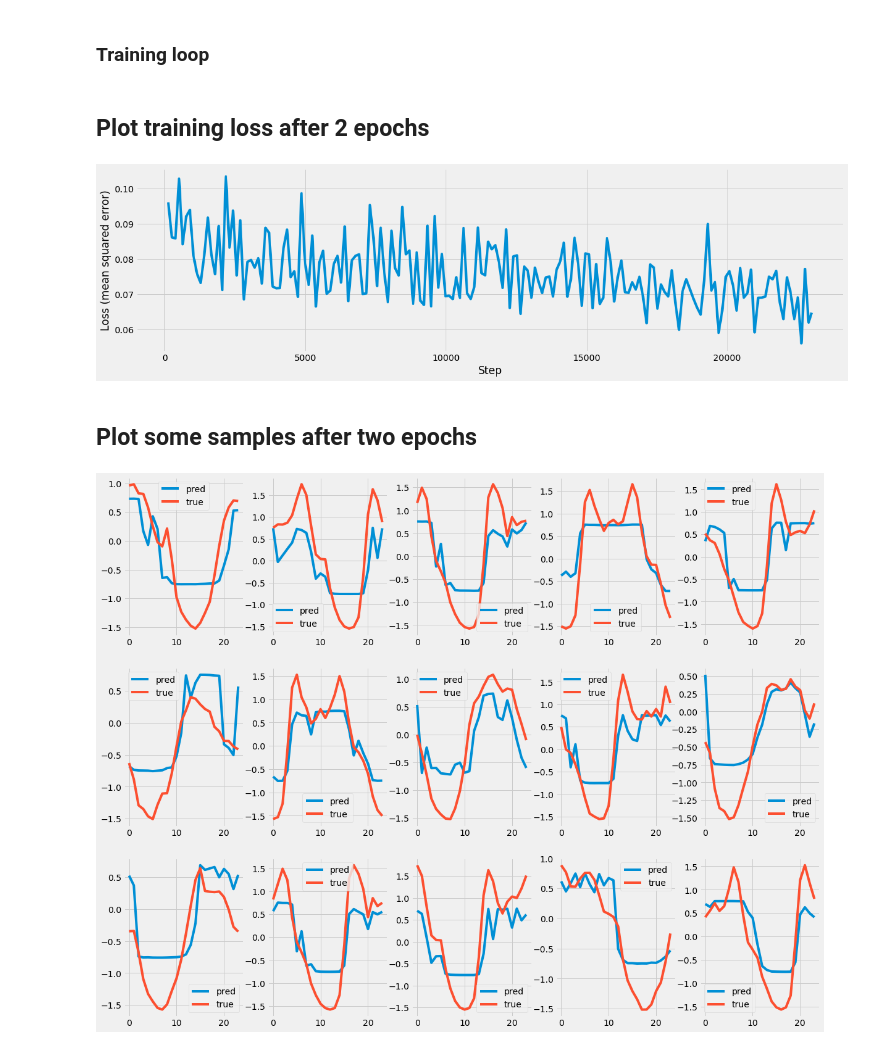
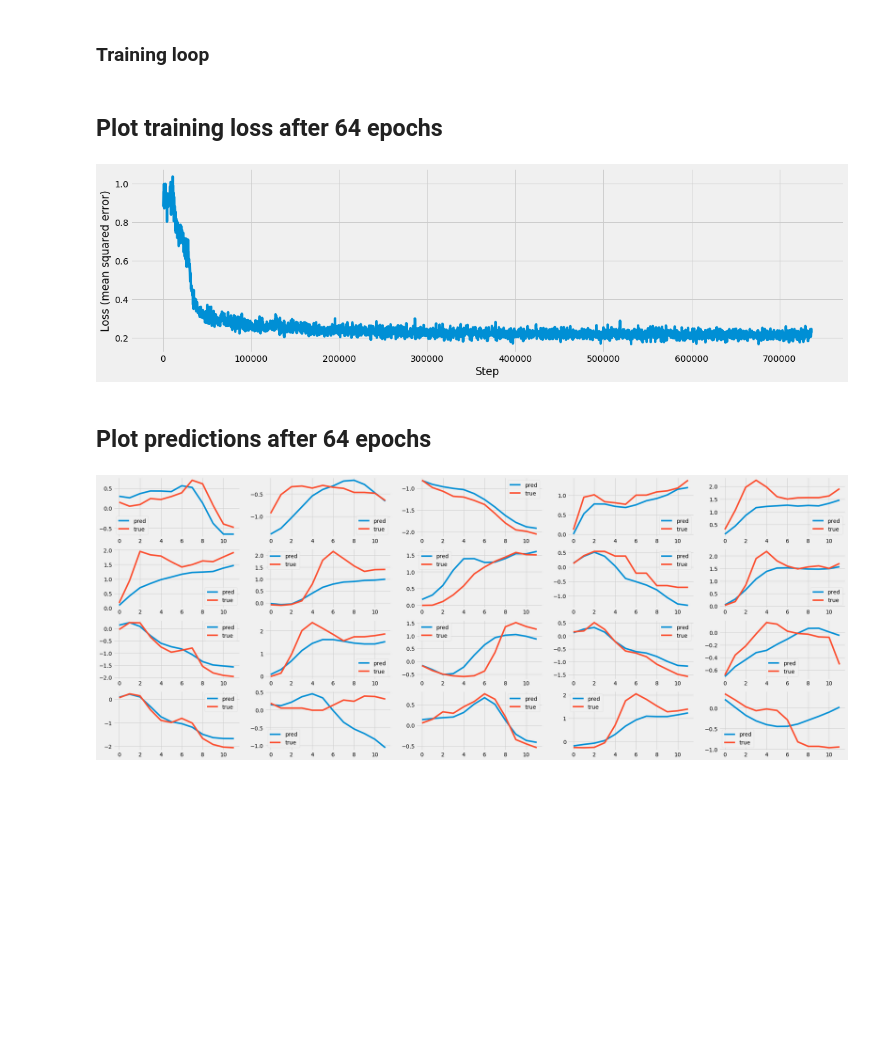
Before and after one commit to aybchan/uber-time-series, a Jupyter notebook: 02_autoencoder.ipynb, the cells around one changed output. Saved outputs shown, nothing was run; the diff lists cells and outputs as text; code cells hidden in the pictures; blank space fills up the shorter version.

```diff
--- a/02_autoencoder.ipynb
+++ b/02_autoencoder.ipynb
@@ -14,18 +14,19 @@ plt.style.use('fivethirtyeight')
 from tqdm import tqdm
 
 df = pipeline()
-time_steps = 24
-datasets = samples(df, time_steps)
+time_steps = 48
+y_time_steps = 12
+datasets = samples(df, time_steps, y_time_steps)
 # %% [markdown]
 ## Train autoencoder
 # %% [markdown]
 ### Set up
 # %%
-batch_size = 128
+batch_size = 256
 learning_rate = 0.001
 
 model = Autoencoder()
-train_dataloader = DataLoader(TrafficDataset(datasets),
+train_dataloader = DataLoader(TrafficDataset(datasets,set_='train'),
                               batch_size=batch_size,
                               shuffle=True)
 optimiser = optim.Adam(lr=learning_rate,
@@ -33,16 +36,15 @@ optimiser = optim.Adam(lr=learning_rate,
 # %% [markdown]
 ### Training loop
 # %%
-num_epochs = 2
+num_epochs = 64
 pbar = tqdm(range(num_epochs))
-losses = []
 
 for epoch in pbar:
     for i, (x,y) in enumerate(train_dataloader):
         x_hat = model(x)
 
         optimiser.zero_grad()
-        loss = F.mse_loss(x, x_hat)
+        loss = F.mse_loss(y, x_hat)
         loss.backward()
         optimiser.step()
 
@@ -55,28 +57,28 @@ for epoch in pbar:
                                      len(train_dataloader.dataset),
                                      loss.item()))
 # %% [markdown]
-## Plot training loss after 2 epochs
+## Plot training loss after 64 epochs
 # %%
 fig = plt.figure(figsize=(18,5))
 ax  = fig.add_subplot(1,1,1)
-_   = ax.plot(*np.array(losses).T,label='training loss')
+_   = ax.plot(*np.array(losses)[:].T,label='training loss')
 _   = ax.set_ylabel('Loss (mean squared error)')
 _   = ax.set_xlabel('Step')
 # %% [output]
-[figure, old version]
+[figure, new version]
 # %% [markdown]
-## Plot some samples after two epochs
+## Plot predictions after 64 epochs
 # %%
 test_dataloader = DataLoader(TrafficDataset(datasets,set_='test'),
                               batch_size=1000,
                               shuffle=True)
-for x,_ in test_dataloader:
+for x,y in train_dataloader:
     break
-fig = plt.figure(figsize=(6*5,3*3))
-for i in range(80,95):
-    ax = fig.add_subplot(3,5,i-80+1)
-    ax.plot(model(x)[i].T[3].detach().numpy(),label='pred')
-    ax.plot(x[i].T[3].numpy(),label='true')
+fig = plt.figure(figsize=(6*5,3*4))
+for i in range(20):
+    ax = fig.add_subplot(4,5,i+1)
+    ax.plot(model(x)[i].T.detach().numpy(),label='pred')
+    ax.plot(y[i].T.numpy(),label='true')
     ax.legend()
 # %% [output]
-[figure, old version]
+[figure, new version]
```
Also changed, not shown: parts of 1 cell of this notebook, 2 other files.
